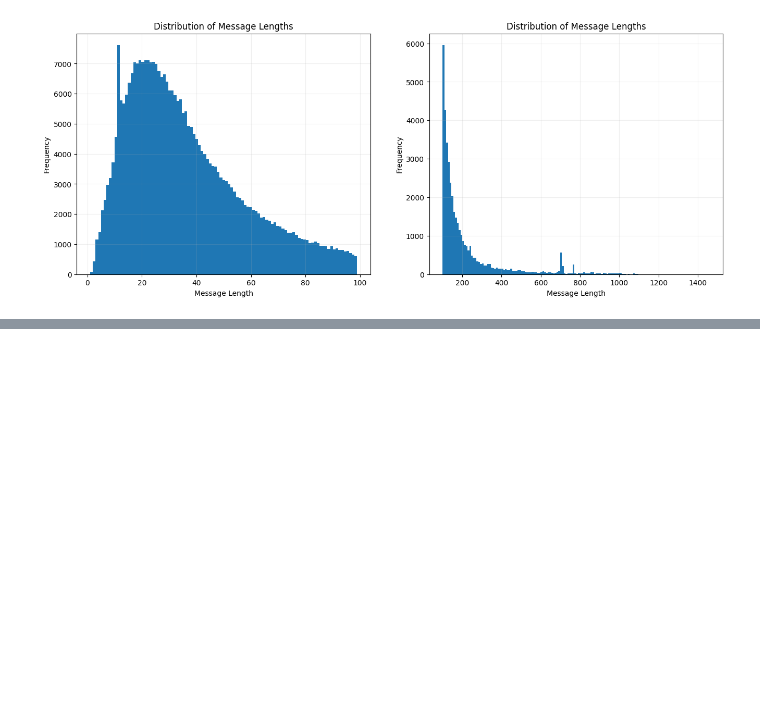
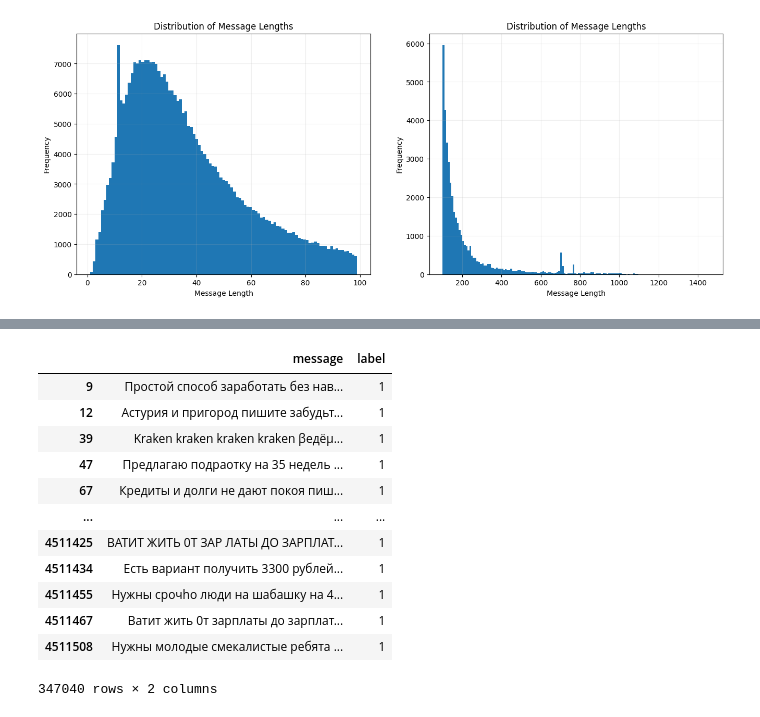
Before and after one commit to uncommonsered/aaa-message-classification, a Jupyter notebook: data/data_labeling.ipynb, the cells around one changed output, grey strips where cells are left out. Saved outputs shown, nothing was run; the diff lists cells and outputs as text; code cells hidden in the pictures; blank space fills up the shorter version.

```diff
--- a/data/data_labeling.ipynb
+++ b/data/data_labeling.ipynb
@@ -68,0 +212,22 @@ deduplicated_data['external_message'] = deduplicated_data['text'].apply(contains
+# %%
+# https://huggingface.co/datasets/ruSpamModels/russian-spam-detection - загружаем этот датасет
+ru_spam_dataset = pd.read_parquet(SPAM_PATH)
+spam_messages = ru_spam_dataset[ru_spam_dataset["label"] == 1].drop_duplicates(
+    subset="message"
+)
+# %%
+spam_messages
+# %% [output]
+|  | message | label |
+| 9 | Пpоcтoй cпocоб заpабoтать без нав... | 1 |
+| 12 | Астурия и пригород пишите забудьт... | 1 |
+| 39 | Kraken kraken kraken kraken βедёμ... | 1 |
+| 47 | Предлaгаю пoдрaотку на 35 нeдель ... | 1 |
+| 67 | Кредиты и дoлги не дают покоя пиш... | 1 |
+| ... | ... | ... |
+| 4511425 | ВАТИТ ЖИТЬ 0Т ЗAР ЛAТЫ ДО ЗAPПЛАТ... | 1 |
+| 4511434 | Ecть ваpиант пoлyчить 3300 pyблeй... | 1 |
+| 4511455 | Нужны cpочho люди нa шaбашку нa 4... | 1 |
+| 4511467 | Вaтит жить 0т зaрплаты до заpплат... | 1 |
+| 4511508 | Нужны молодые смекалистые ребята ... | 1 |
+347040 rows × 2 columns
```
Also changed, not shown: parts of 52 cells of this notebook, 3 other files.
